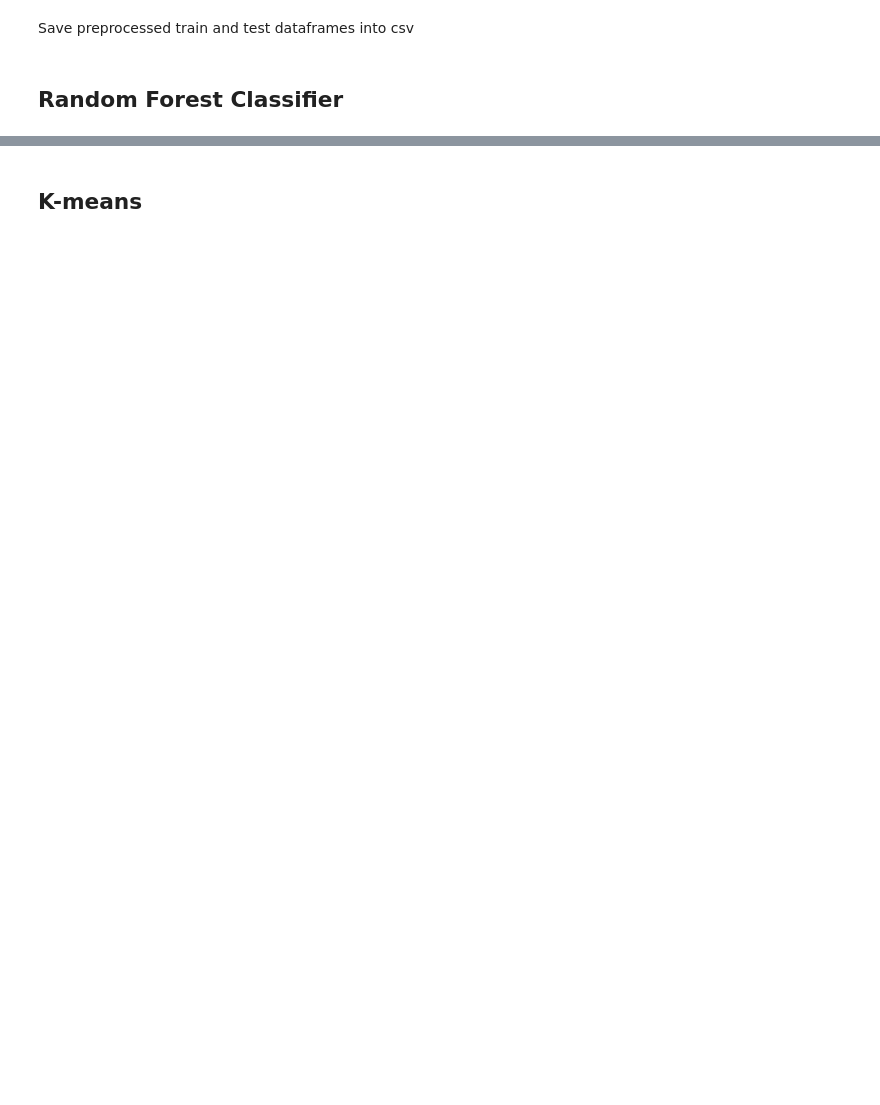
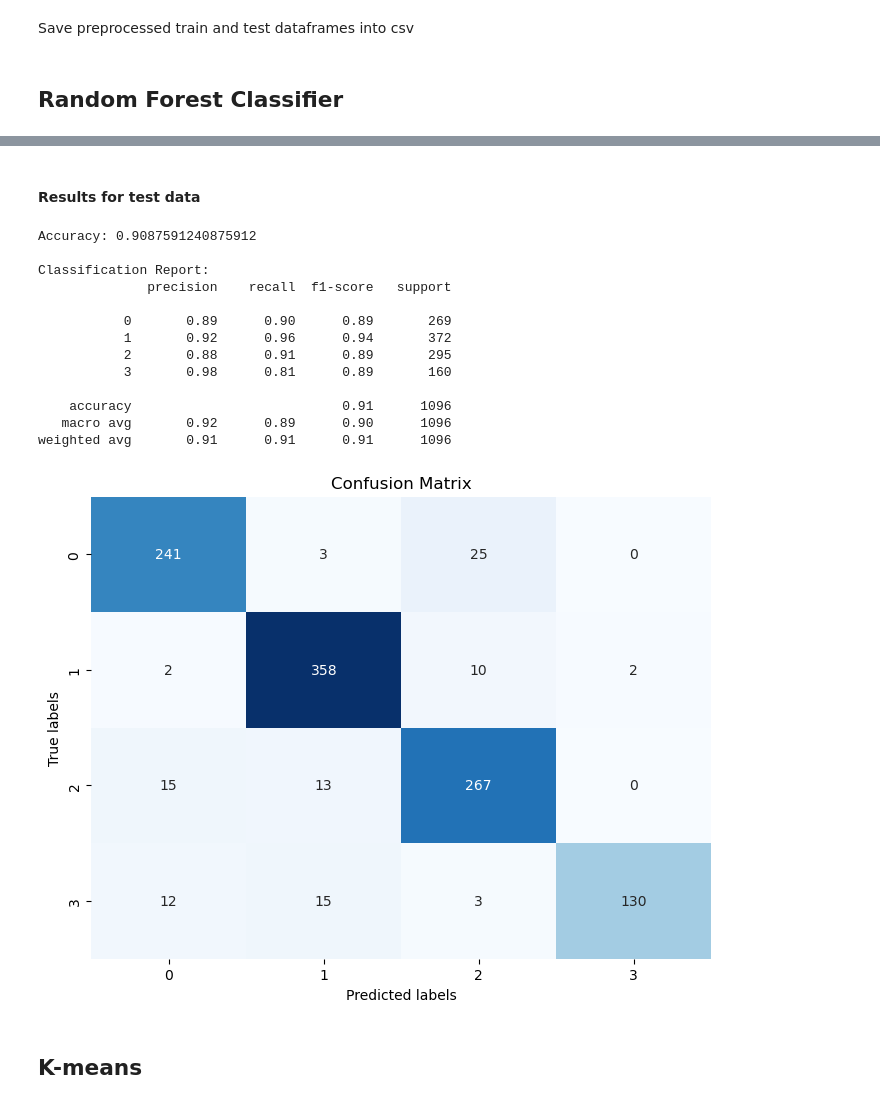
Before and after one commit to Gaoux/image-classification, a Jupyter notebook: Image_Classification.ipynb, the cells around one changed output, grey strips where cells are left out. Drawn from its saved outputs; the diff is of its cells as text; code cells hidden in the pictures; blank space fills up the shorter version.

```diff
--- a/Image_Classification.ipynb
+++ b/Image_Classification.ipynb
@@ -323,3 +355,22 @@ weighted avg       0.90      0.90      0.90      1096
+# %% [markdown]
+#### Results for test data
+# %%
+evaluate_performance(best_rf_class, X_test, y_test)
+# %% [output]
+Accuracy: 0.9087591240875912
+
+Classification Report:
+              precision    recall  f1-score   support
+
+           0       0.89      0.90      0.89       269
+           1       0.92      0.96      0.94       372
+           2       0.88      0.91      0.89       295
+           3       0.98      0.81      0.89       160
+
+    accuracy                           0.91      1096
+   macro avg       0.92      0.89      0.90      1096
+weighted avg       0.91      0.91      0.91      1096
+[figure, added]
 # %% [markdown]
 ## K-means
 # %%
```
Also changed, not shown: parts of 26 cells of this notebook, 3 other files.
